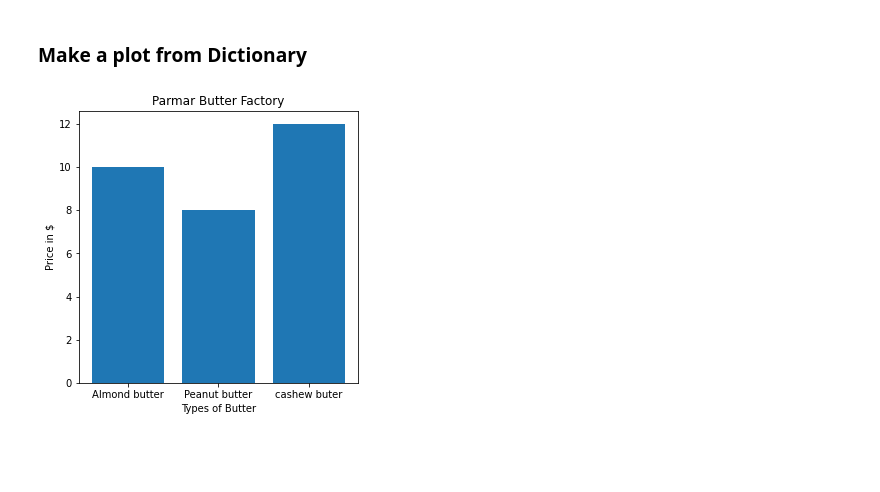
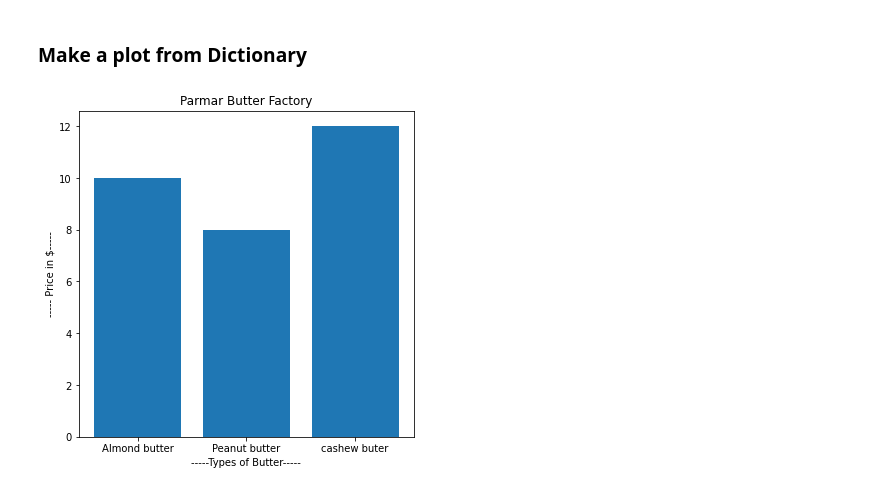
Before and after one commit to GKPSingh/M2D14, a Jupyter notebook: Learning Matplotlib.ipynb, the cells around one changed output. Saved outputs shown, nothing was run; the diff lists cells and outputs as text; code cells hidden in the pictures; blank space fills up the shorter version.

```diff
--- a/Learning Matplotlib.ipynb
+++ b/Learning Matplotlib.ipynb
@@ -104,8 +104,8 @@ ax.scatter(x,y)
 ### Make a plot from Dictionary
 # %%
 nut_butter_prices = {'Almond butter':10 , 'Peanut butter': 8, 'cashew buter':12}
-fig,ax = plt.subplots(figsize = (5,5))
+fig,ax = plt.subplots(figsize = (6,6))
 ax.bar(nut_butter_prices.keys(), nut_butter_prices.values());
-ax.set(title = 'Parmar Butter Factory', xlabel = 'Types of Butter', ylabel = 'Price in $' );
+ax.set(title = 'Parmar Butter Factory', xlabel = '-----Types of Butter-----', ylabel = '----- Price in $-----' );
 # %% [output]
-[figure, old version]
+[figure, new version]
```
Also changed, not shown: parts of 8 cells of this notebook.
